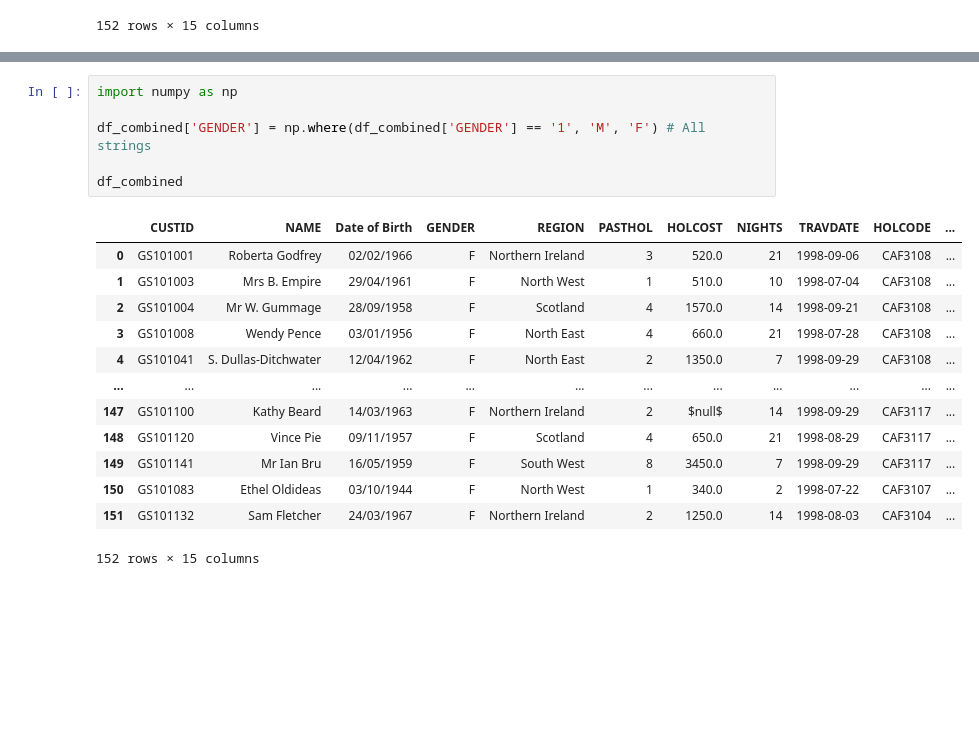
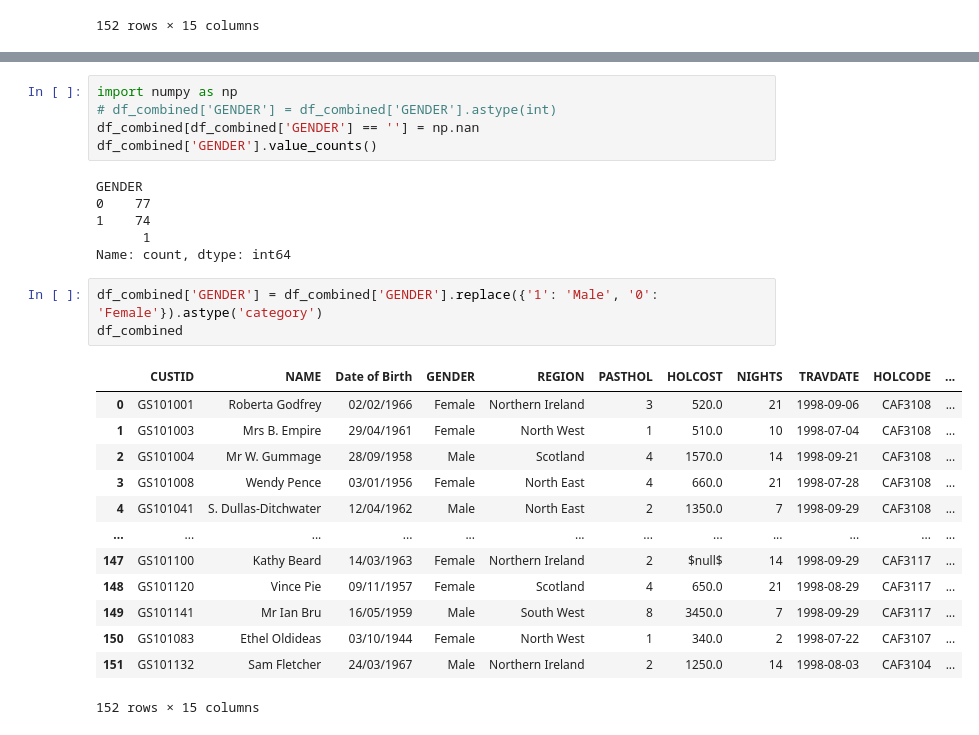
Before and after one commit to BOYSABIO/IE-University, a Jupyter notebook: IE_MASTERS/9_MACHINE_LEARNING/s2.ipynb, the cells around one changed output, grey strips where cells are left out. Cells and saved outputs as stored; diff of their text form; blank space fills up the shorter version.

```diff
--- a/IE_MASTERS/9_MACHINE_LEARNING/s2.ipynb
+++ b/IE_MASTERS/9_MACHINE_LEARNING/s2.ipynb
@@ -106,20 +160,28 @@ df_combined
 # %%
 import numpy as np
-
-df_combined['GENDER'] = np.where(df_combined['GENDER'] == '1', 'M', 'F') # All strings
-
-df_combined
+# df_combined['GENDER'] = df_combined['GENDER'].astype(int)
+df_combined[df_combined['GENDER'] == ''] = np.nan
+df_combined['GENDER'].value_counts()
 # %% [output]
-|  | CUSTID | NAME | Date of Birth | GENDER | REGION | PASTHOL | HOLCOST | NIGHTS | TRAVDATE | HOLCODE | ... |
-| 0 | GS101001 | Roberta Godfrey | 02/02/1966 | F | Northern Ireland | 3 | 520.0 | 21 | 1998-09-06 | CAF3108 | ... |
-| 1 | GS101003 | Mrs B. Empire | 29/04/1961 | F | North West | 1 | 510.0 | 10 | 1998-07-04 | CAF3108 | ... |
-| 2 | GS101004 | Mr W. Gummage | 28/09/1958 | F | Scotland | 4 | 1570.0 | 14 | 1998-09-21 | CAF3108 | ... |
-| 3 | GS101008 | Wendy Pence | 03/01/1956 | F | North East | 4 | 660.0 | 21 | 1998-07-28 | CAF3108 | ... |
-| 4 | GS101041 | S. Dullas-Ditchwater | 12/04/1962 | F | North East | 2 | 1350.0 | 7 | 1998-09-29 | CAF3108 | ... |
-| ... | ... | ... | ... | ... | ... | ... | ... | ... | ... | ... | ... |
-| 147 | GS101100 | Kathy Beard | 14/03/1963 | F | Northern Ireland | 2 | $null$ | 14 | 1998-09-29 | CAF3117 | ... |
-| 148 | GS101120 | Vince Pie | 09/11/1957 | F | Scotland | 4 | 650.0 | 21 | 1998-08-29 | CAF3117 | ... |
-| 149 | GS101141 | Mr Ian Bru | 16/05/1959 | F | South West | 8 | 3450.0 | 7 | 1998-09-29 | CAF3117 | ... |
-| 150 | GS101083 | Ethel Oldideas | 03/10/1944 | F | North West | 1 | 340.0 | 2 | 1998-07-22 | CAF3107 | ... |
-| 151 | GS101132 | Sam Fletcher | 24/03/1967 | F | Northern Ireland | 2 | 1250.0 | 14 | 1998-08-03 | CAF3104 | ... |
-152 rows × 15 columns
+GENDER
+0    77
+1    74
+      1
+Name: count, dtype: int64
+# %%
+df_combined['GENDER'] = df_combined['GENDER'].replace({'1': 'Male', '0': 'Female'}).astype('category')
+df_combined
+# %% [output]
+|  | CUSTID | NAME | Date of Birth | GENDER | REGION | PASTHOL | HOLCOST | NIGHTS | TRAVDATE | HOLCODE | ... |
+| 0 | GS101001 | Roberta Godfrey | 02/02/1966 | Female | Northern Ireland | 3 | 520.0 | 21 | 1998-09-06 | CAF3108 | ... |
+| 1 | GS101003 | Mrs B. Empire | 29/04/1961 | Female | North West | 1 | 510.0 | 10 | 1998-07-04 | CAF3108 | ... |
+| 2 | GS101004 | Mr W. Gummage | 28/09/1958 | Male | Scotland | 4 | 1570.0 | 14 | 1998-09-21 | CAF3108 | ... |
+| 3 | GS101008 | Wendy Pence | 03/01/1956 | Female | North East | 4 | 660.0 | 21 | 1998-07-28 | CAF3108 | ... |
+| 4 | GS101041 | S. Dullas-Ditchwater | 12/04/1962 | Male | North East | 2 | 1350.0 | 7 | 1998-09-29 | CAF3108 | ... |
+| ... | ... | ... | ... | ... | ... | ... | ... | ... | ... | ... | ... |
+| 147 | GS101100 | Kathy Beard | 14/03/1963 | Female | Northern Ireland | 2 | $null$ | 14 | 1998-09-29 | CAF3117 | ... |
+| 148 | GS101120 | Vince Pie | 09/11/1957 | Female | Scotland | 4 | 650.0 | 21 | 1998-08-29 | CAF3117 | ... |
+| 149 | GS101141 | Mr Ian Bru | 16/05/1959 | Male | South West | 8 | 3450.0 | 7 | 1998-09-29 | CAF3117 | ... |
+| 150 | GS101083 | Ethel Oldideas | 03/10/1944 | Female | North West | 1 | 340.0 | 2 | 1998-07-22 | CAF3107 | ... |
+| 151 | GS101132 | Sam Fletcher | 24/03/1967 | Male | Northern Ireland | 2 | 1250.0 | 14 | 1998-08-03 | CAF3104 | ... |
+152 rows × 15 columns
```
Also changed, not shown: parts of 20 cells of this notebook, 1 other file.
